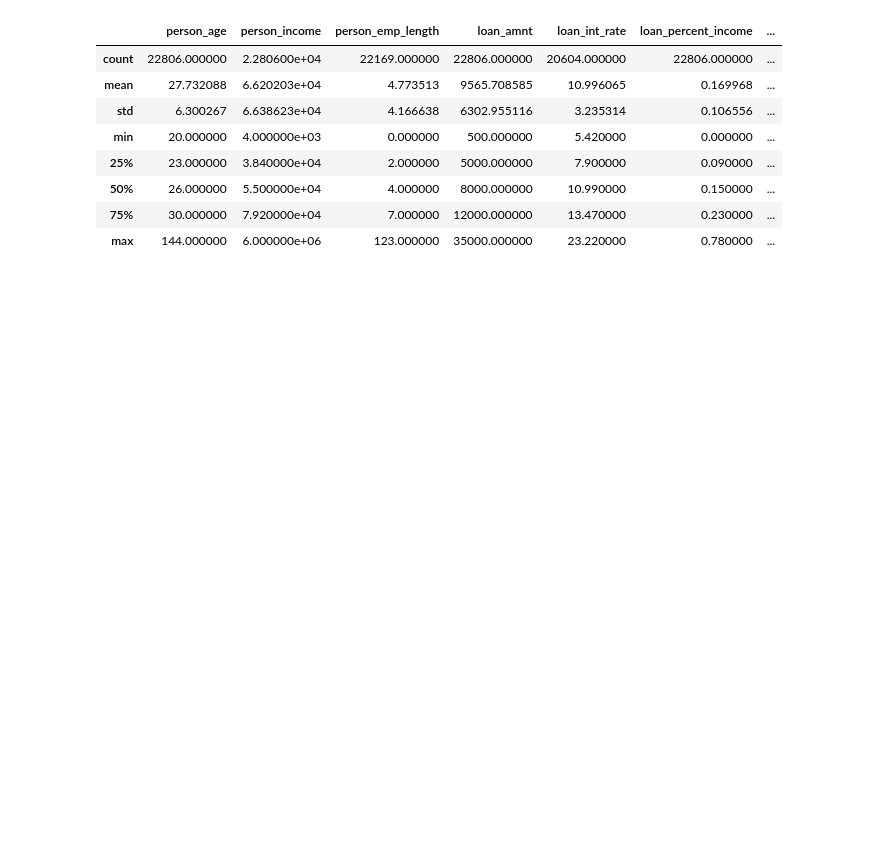
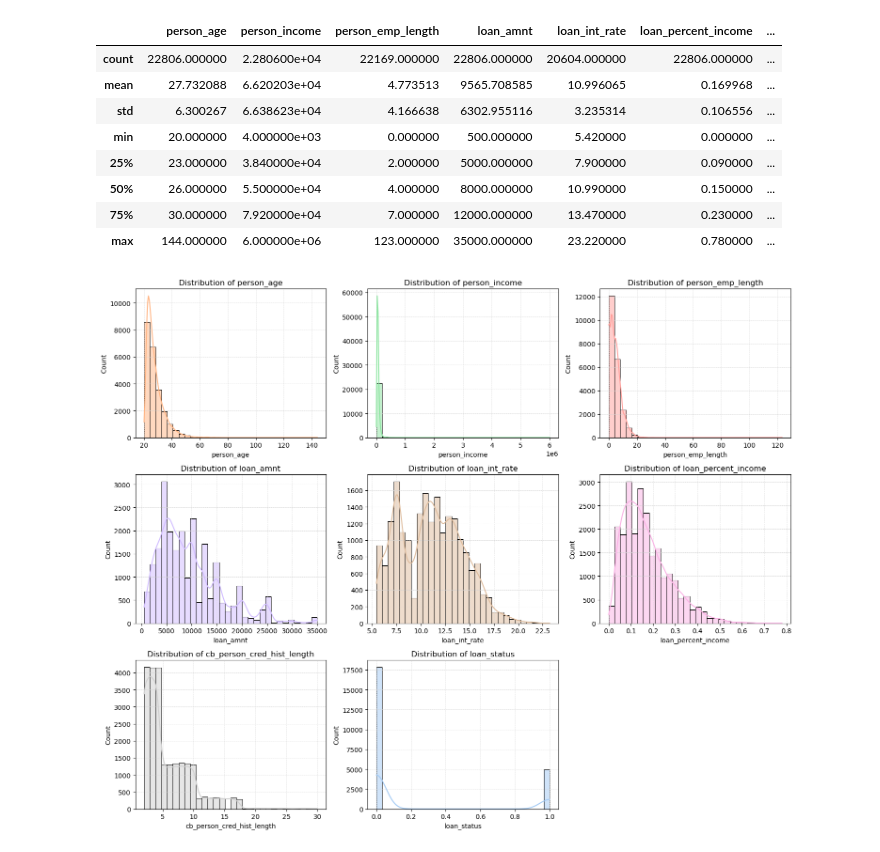
Before and after one commit to kgiannako/credit_risk_modelling, a Jupyter notebook: notebooks/credit-risk-model.ipynb, the cells around one changed output. Saved outputs shown, nothing was run; the diff lists cells and outputs as text; code cells hidden in the pictures; blank space fills up the shorter version.

Commit message:
added EDA - univariate, categ, vs target

```diff
--- a/notebooks/credit-risk-model.ipynb
+++ b/notebooks/credit-risk-model.ipynb
@@ -168,3 +617,37 @@ train_credit_data_df.describe()
 | 50% | 26.000000 | 5.500000e+04 | 4.000000 | 8000.000000 | 10.990000 | 0.150000 | ... |
 | 75% | 30.000000 | 7.920000e+04 | 7.000000 | 12000.000000 | 13.470000 | 0.230000 | ... |
 | max | 144.000000 | 6.000000e+06 | 123.000000 | 35000.000000 | 23.220000 | 0.780000 | ... |
+# %%
+
+warnings.filterwarnings("ignore", category=FutureWarning)
+# Select numeric columns
+numeric_cols = train_credit_data_df.select_dtypes(include=['number']).columns
+
+# Set up pastel color palette
+colors = sns.color_palette("pastel", len(numeric_cols))
+
+# Plot grid
+n_cols = 3
+n_rows = int(len(numeric_cols) / n_cols) + 1
+plt.figure(figsize=(n_cols * 5, n_rows * 4))
+
+# Loop through columns and plot
+for i, col in enumerate(numeric_cols, 1):
+    plt.subplot(n_rows, n_cols, i)
+
+    # Drop missing values
+    data = train_credit_data_df[col].dropna()
+
+    # Histogram
+    sns.histplot(data, bins=30, color=colors[i % len(colors)], kde=True)
+
+    # Formatting
+    plt.title(f'Distribution of {col}', fontsize=12)
+    plt.xlabel(col)
+    plt.ylabel('Count')
+    plt.grid(True, linestyle='--', linewidth=0.5, color='lightgrey')
+
+plt.tight_layout()
+plt.show()
+# %% [output]
+[figure, added]
```
Also changed, not shown: parts of 34 cells of this notebook.
